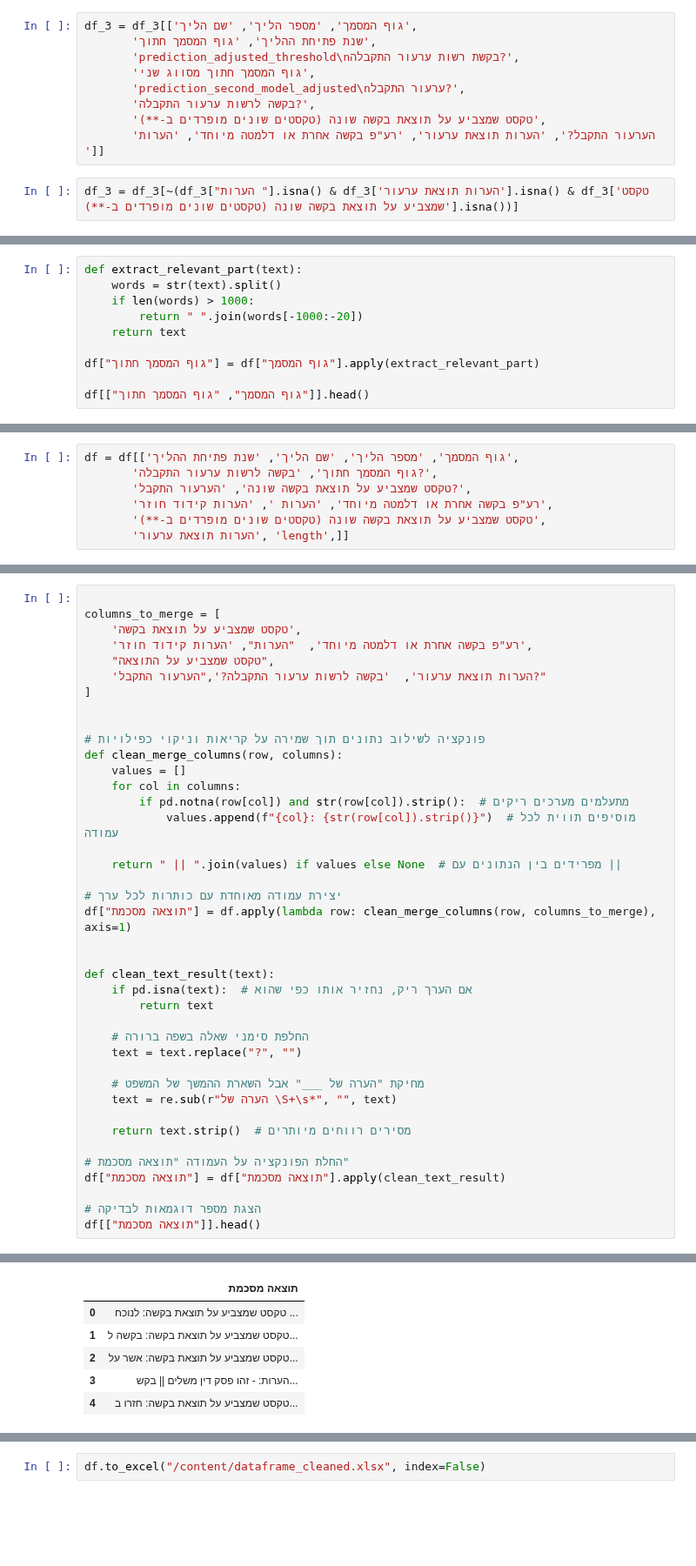
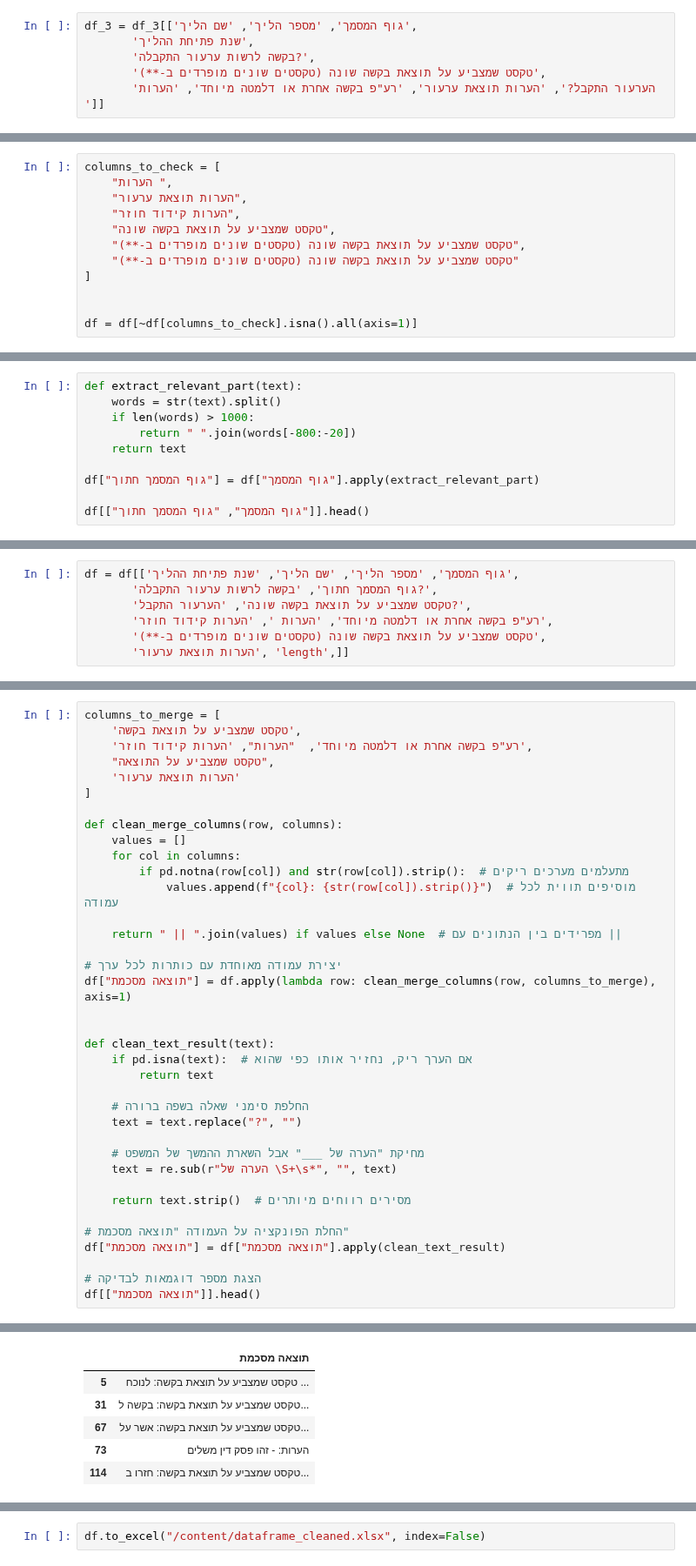
Before and after one commit to noambassat/SupremeCourtClassifier, a Jupyter notebook: LLM_Court.ipynb, the cells around one changed output, grey strips where cells are left out. Shown at 87% size. Drawn from its saved outputs; the diff is of its cells as text; blank space fills up the shorter version.

```diff
--- a/LLM_Court.ipynb
+++ b/LLM_Court.ipynb
@@ -111,13 +83,8 @@ Index(['level_0', 'index', 'גוף המסמך', 'מספר הליך', 'שם הל
 # %%
 df_3 = df_3[['גוף המסמך', 'מספר הליך', 'שם הליך',
-       'שנת פתיחת ההליך', 'גוף המסמך חתוך',
-       'prediction_adjusted_threshold\nבקשת רשות ערעור התקבלה?',
-       'גוף המסמך חתוך מסווג שני',
-       'prediction_second_model_adjusted\nערעור התקבל?',
+       'שנת פתיחת ההליך',
        'בקשה לרשות ערעור התקבלה?',
        'טקסט שמצביע על תוצאת בקשה שונה (טקסטים שונים מופרדים ב-**)',
        'הערעור התקבל?', 'הערות תוצאת ערעור', 'רע"פ בקשה אחרת או דלמטה מיוחד', 'הערות ']]
-# %%
-df_3 = df_3[~(df_3["הערות "].isna() & df_3['הערות תוצאת ערעור'].isna() & df_3['טקסט שמצביע על תוצאת בקשה שונה (טקסטים שונים מופרדים ב-**)'].isna())]
 # %%
 df = pd.concat([df, df_3], ignore_index=True)
@@ -140,3 +91,15 @@ df[~df["טקסט שמצביע על תוצאת בקשה שונה (טקסטים ש
+# %%
+columns_to_check = [
+    "הערות ",
+    "הערות תוצאת ערעור",
+    "הערות קידוד חוזר",
+    "טקסט שמצביע על תוצאת בקשה שונה",
+    "טקסט שמצביע על תוצאת בקשה שונה (טקסטים שונים מופרדים ב-**)",
+    "טקסט שמצביע על תוצאת בקשה שונה (טקסטים שונים מופרדים ב-**)"
+]
+
+
+df = df[~df[columns_to_check].isna().all(axis=1)]
 # %%
 df.shape
 # %% [output]
@@ -212,7 +173,7 @@ Name: גוף המסמך, dtype: object
 def extract_relevant_part(text):
     words = str(text).split()
     if len(words) > 1000:
-        return " ".join(words[-1000:-20])
+        return " ".join(words[-800:-20])
     return text
 
 df["גוף המסמך חתוך"] = df["גוף המסמך"].apply(extract_relevant_part)
@@ -258,14 +215,11 @@ Index(['גוף המסמך', 'מספר הליך', 'שם הליך', 'שנת פתי
 # %%
-
 columns_to_merge = [
     'טקסט שמצביע על תוצאת בקשה',
     'רע"פ בקשה אחרת או דלמטה מיוחד',  "הערות", 'הערות קידוד חוזר',
     "טקסט שמצביע על התוצאה",
-    'הערות תוצאת ערעור',  'בקשה לרשות ערעור התקבלה?',"הערעור התקבל?"
+    'הערות תוצאת ערעור'
 ]
 
-
-# פונקציה לשילוב נתונים תוך שמירה על קריאות וניקוי כפילויות
 def clean_merge_columns(row, columns):
     values = []
     for col in columns:
@@ -309,9 +253,9 @@ See the caveats in the documentation: https://pandas.pydata.org/pandas-docs/stab
 |  | תוצאה מסכמת |
-| 0 | טקסט שמצביע על תוצאת בקשה: לנוכח ... |
-| 1 | טקסט שמצביע על תוצאת בקשה: בקשה ל... |
-| 2 | טקסט שמצביע על תוצאת בקשה: אשר על... |
-| 3 | הערות: - זהו פסק דין משלים || בקש... |
-| 4 | טקסט שמצביע על תוצאת בקשה: חזרו ב... |
+| 5 | טקסט שמצביע על תוצאת בקשה: לנוכח ... |
+| 31 | טקסט שמצביע על תוצאת בקשה: בקשה ל... |
+| 67 | טקסט שמצביע על תוצאת בקשה: אשר על... |
+| 73 | הערות: - זהו פסק דין משלים |
+| 114 | טקסט שמצביע על תוצאת בקשה: חזרו ב... |
 # %%
 # נציג 3 דוגמאות
 for i in range(3):
```
Also changed, not shown: parts of 25 cells of this notebook.
